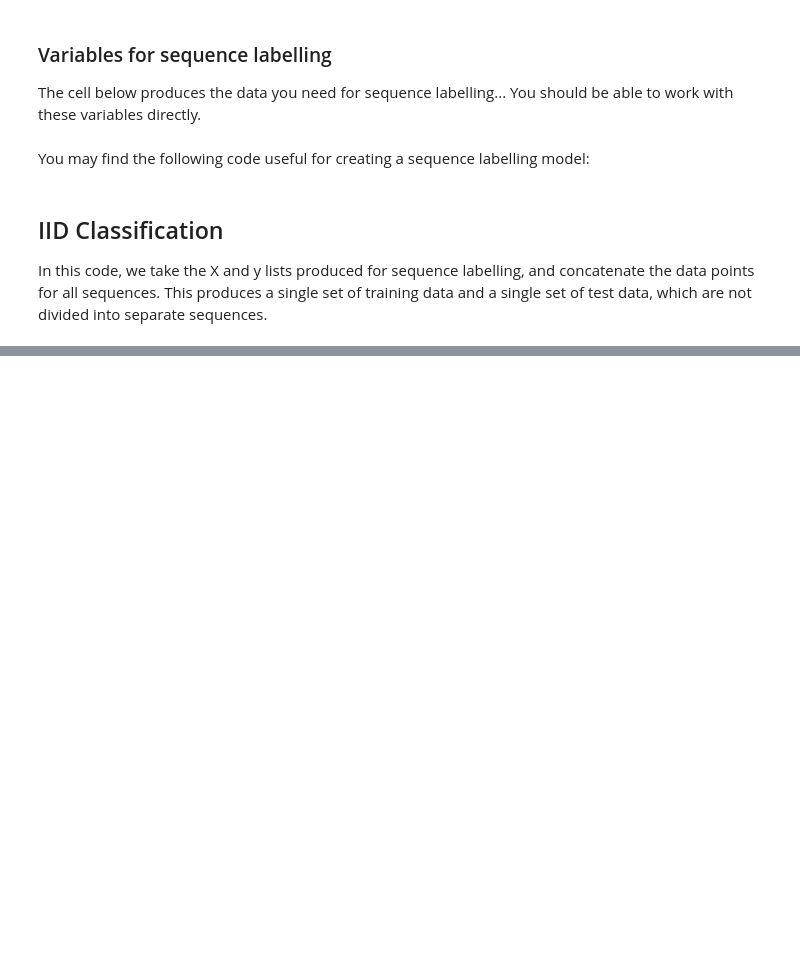
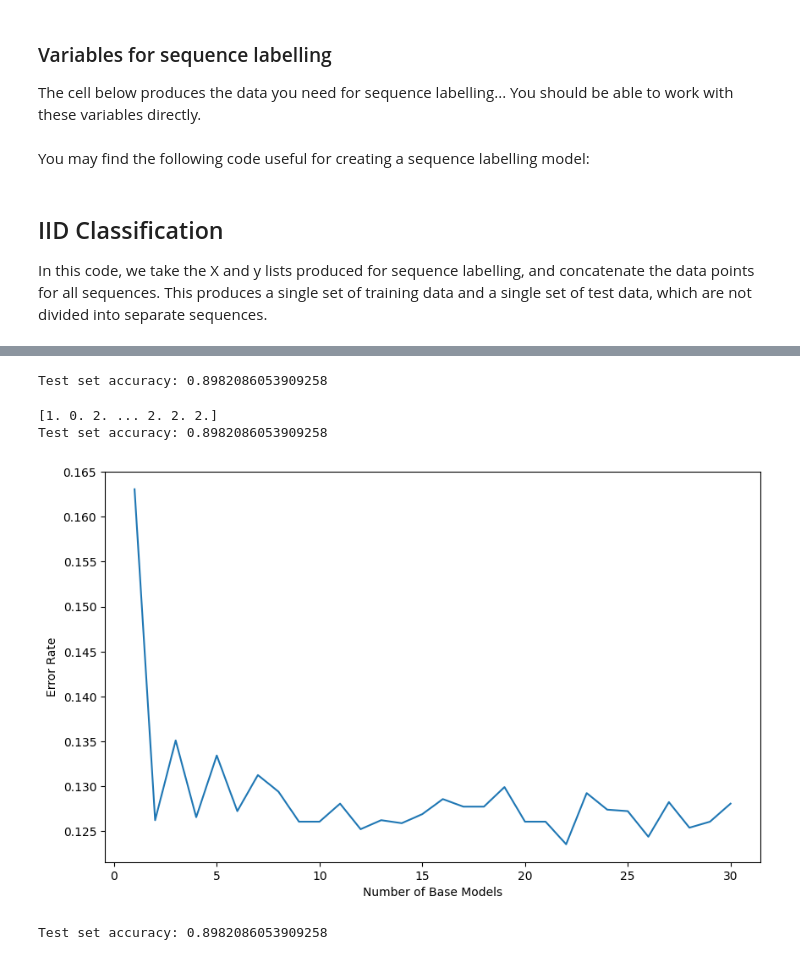
Before and after one commit to rlarg/machine-learning-cw, a Jupyter notebook: activity_recognition_task2.ipynb, the cells around one changed output, grey strips where cells are left out. Saved outputs shown, nothing was run; the diff lists cells and outputs as text; code cells hidden in the pictures; blank space fills up the shorter version.

```diff
--- a/activity_recognition_task2.ipynb
+++ b/activity_recognition_task2.ipynb
@@ -1294,0 +139,3 @@ ConfusionMatrixDisplay.from_estimator(nn_clf, X_test, y_test)
+# %%
+model = DecisionTreeClassifier()
+model.fit(X_tr, y_tr)
@@ -1294,0 +191,6 @@ ConfusionMatrixDisplay.from_estimator(nn_clf, X_test, y_test)
+# %%
+prediction = bagging_predict(X_test, all_models)
+accuracy = np.count_nonzero(prediction==int64(y_test))/y_test.shape[0]
+print("Test set accuracy: {}".format(accuracy))
+# %% [output]
+Test set accuracy: 0.8982086053909258
@@ -1294,0 +225,46 @@ ConfusionMatrixDisplay.from_estimator(nn_clf, X_test, y_test)
+# %%
+prediction = bagging_predict(X_test, all_models)
+print(prediction)
+accuracy = np.count_nonzero(prediction==int64(y_test))/y_test.shape[0]
+print("Test set accuracy: {}".format(accuracy))
+# %% [output]
+[1. 0. 2. ... 2. 2. 2.]
+Test set accuracy: 0.8982086053909258
+# %%
+import matplotlib.pyplot as plt
+from sklearn.metrics import zero_one_loss
+from sklearn.ensemble import BaggingClassifier
+
+# Initialize an empty list to store error rates
+error_rates = []
+
+# Range of 'n_estimators' values to explore
+model_range = range(1, 31)
+
+for n_models in model_range:
+    # Train Bagging classifier
+    bagging_clf = BaggingClassifier(
+        base_estimator=DecisionTreeClassifier(),
+        n_estimators=n_models,
+        random_state=42
+    ).fit(X_tr, y_tr)
+
+    # Predict on test set
+    y_pred = bagging_clf.predict(X_test)
+
+    # Calculate error rate
+    error_rate = zero_one_loss(y_test, y_pred)
+
+    # Append error rate to list
+    error_rates.append(error_rate)
+
+# Plot error rates
+plt.figure(figsize=(10, 6))
+plt.plot(model_range, error_rates)
+plt.xlabel('Number of Base Models')
+plt.ylabel('Error Rate')
+# plt.title('Error Rate vs. Number of Base Models in Bagging')
+# plt.grid(True)
+plt.show()
+# %% [output]
+[figure, added]
@@ -1294,0 +312,6 @@ ConfusionMatrixDisplay.from_estimator(nn_clf, X_test, y_test)
+# %%
+prediction = bagging_predict(X_test, all_models)
+accuracy = np.count_nonzero(prediction==int64(y_test))/y_test.shape[0]
+print("Test set accuracy: {}".format(accuracy))
+# %% [output]
+Test set accuracy: 0.8982086053909258
```
Also changed, not shown: parts of 64 cells of this notebook, 10 other files.
